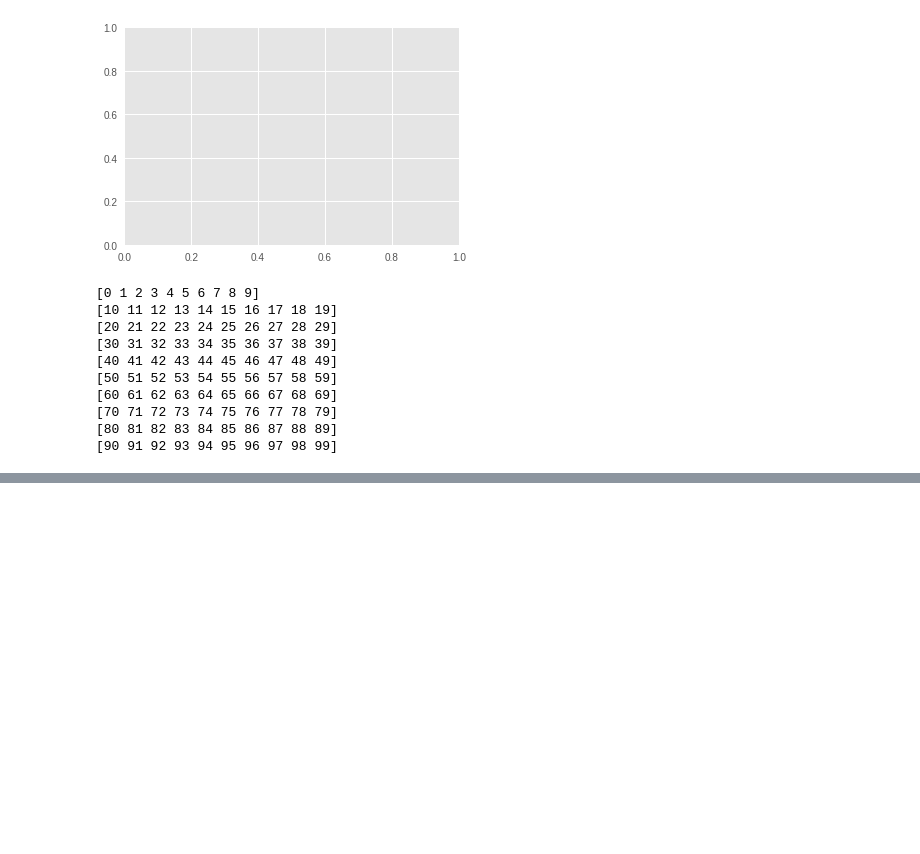
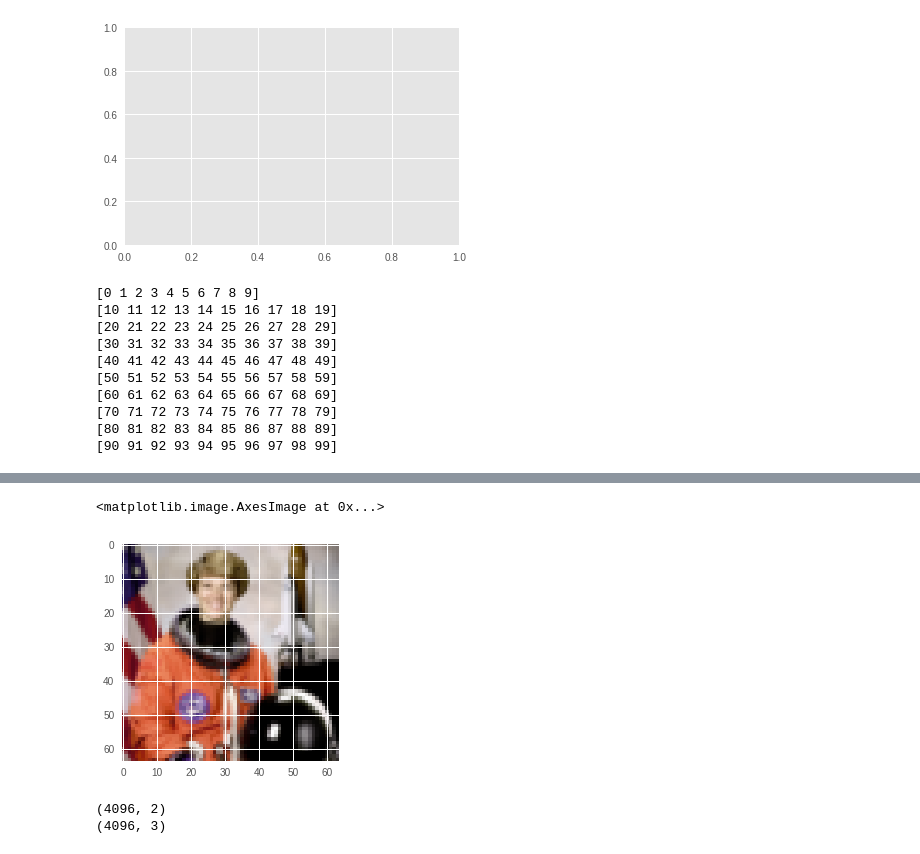
Before and after one commit to JacksonIsaac/kadenze-deeplearning-creative-applications, a Jupyter notebook: Kadenze_Session_2.ipynb, the cells around one changed output, grey strips where cells are left out. Drawn from its saved outputs; the diff is of its cells as text; code cells hidden in the pictures; blank space fills up the shorter version.

Commit message:
Add neural network to paint an image using tensorflow

```diff
--- a/Kadenze_Session_2.ipynb
+++ b/Kadenze_Session_2.ipynb
@@ -172,0 +176,7 @@ for batch_i in range(n_batches):
+# %%
+img = imresize(astronaut(), (64, 64))
+
+plt.imshow(img)
+# %% [output]
+<matplotlib.image.AxesImage at 0x...>
+[figure, added]
@@ -172,0 +191,11 @@ for batch_i in range(n_batches):
+# %%
+xs = np.array(xs)
+ys = np.array(ys)
+
+xs = (xs - np.mean(xs)) / np.std(xs)
+
+print(xs.shape)
+print(ys.shape)
+# %% [output]
+(4096, 2)
+(4096, 3)
```
Also changed, not shown: parts of 11 cells of this notebook.
